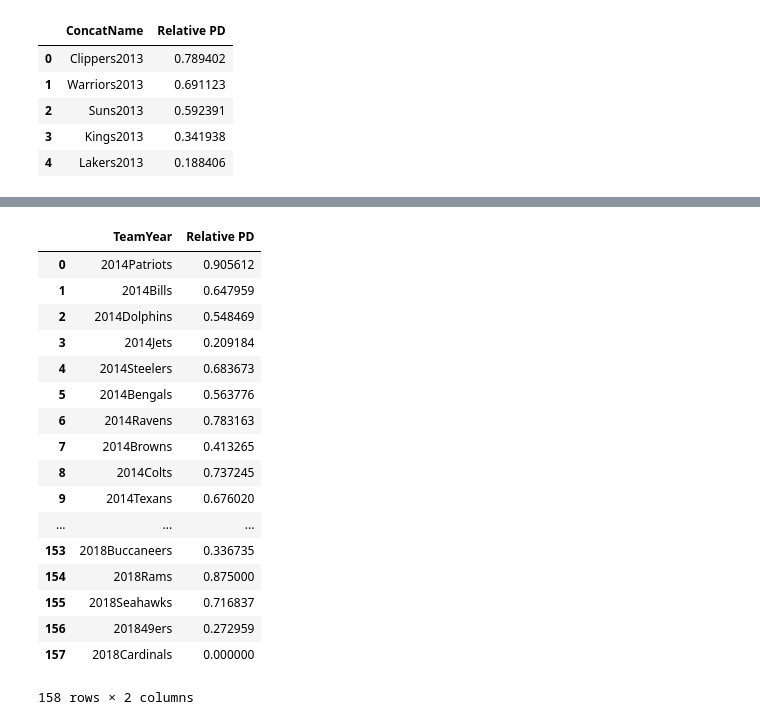
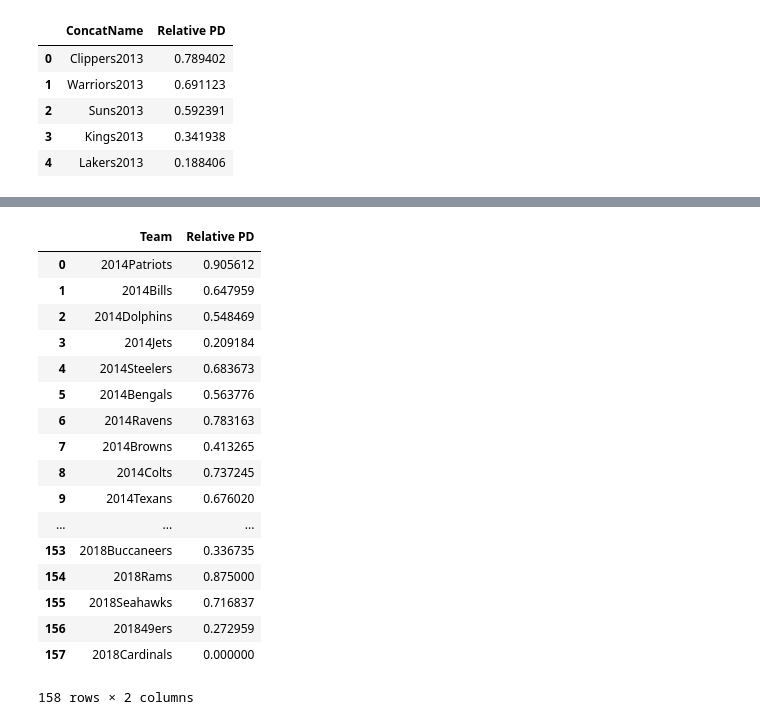
Before and after one commit to ohoweedy/Project-One, a Jupyter notebook: MergedJupyterNotebookBasedOnNFL.ipynb, the cells around one changed output, grey strips where cells are left out. Drawn from its saved outputs; the diff is of its cells as text; code cells hidden in the pictures.

```diff
--- a/MergedJupyterNotebookBasedOnNFL.ipynb
+++ b/MergedJupyterNotebookBasedOnNFL.ipynb
@@ -911,25 +918,26 @@ nhl_point_diff_df
 # %%
 nfl_point_diff_df = nfl_merged[["Team","Relative PD"]]
+nfl_point_diff_df
+# %% [output]
+|  | Team | Relative PD |
+| 0 | 2014Patriots | 0.905612 |
+| 1 | 2014Bills | 0.647959 |
+| 2 | 2014Dolphins | 0.548469 |
+| 3 | 2014Jets | 0.209184 |
+| 4 | 2014Steelers | 0.683673 |
+| 5 | 2014Bengals | 0.563776 |
+| 6 | 2014Ravens | 0.783163 |
+| 7 | 2014Browns | 0.413265 |
+| 8 | 2014Colts | 0.737245 |
+| 9 | 2014Texans | 0.676020 |
+| ... | ... | ... |
+| 153 | 2018Buccaneers | 0.336735 |
+| 154 | 2018Rams | 0.875000 |
+| 155 | 2018Seahawks | 0.716837 |
+| 156 | 201849ers | 0.272959 |
+| 157 | 2018Cardinals | 0.000000 |
+158 rows × 2 columns
 # %%
-nfl_point_diff_df.rename(columns={"Team":"TeamYear"})
+nfl_point_diff_df = nfl_point_diff_df.rename(columns={"Team":"TeamYear"})
-# %% [output]
-|  | TeamYear | Relative PD |
-| 0 | 2014Patriots | 0.905612 |
-| 1 | 2014Bills | 0.647959 |
-| 2 | 2014Dolphins | 0.548469 |
-| 3 | 2014Jets | 0.209184 |
-| 4 | 2014Steelers | 0.683673 |
-| 5 | 2014Bengals | 0.563776 |
-| 6 | 2014Ravens | 0.783163 |
-| 7 | 2014Browns | 0.413265 |
-| 8 | 2014Colts | 0.737245 |
-| 9 | 2014Texans | 0.676020 |
-| ... | ... | ... |
-| 153 | 2018Buccaneers | 0.336735 |
-| 154 | 2018Rams | 0.875000 |
-| 155 | 2018Seahawks | 0.716837 |
-| 156 | 201849ers | 0.272959 |
-| 157 | 2018Cardinals | 0.000000 |
-158 rows × 2 columns
 # %%
 all_sports_point_diff_df= pd.concat([nba_point_diff_df,nfl_point_diff_df,nhl_point_diff_df])
```
Also changed, not shown: parts of 12 cells of this notebook, 5 other files.
